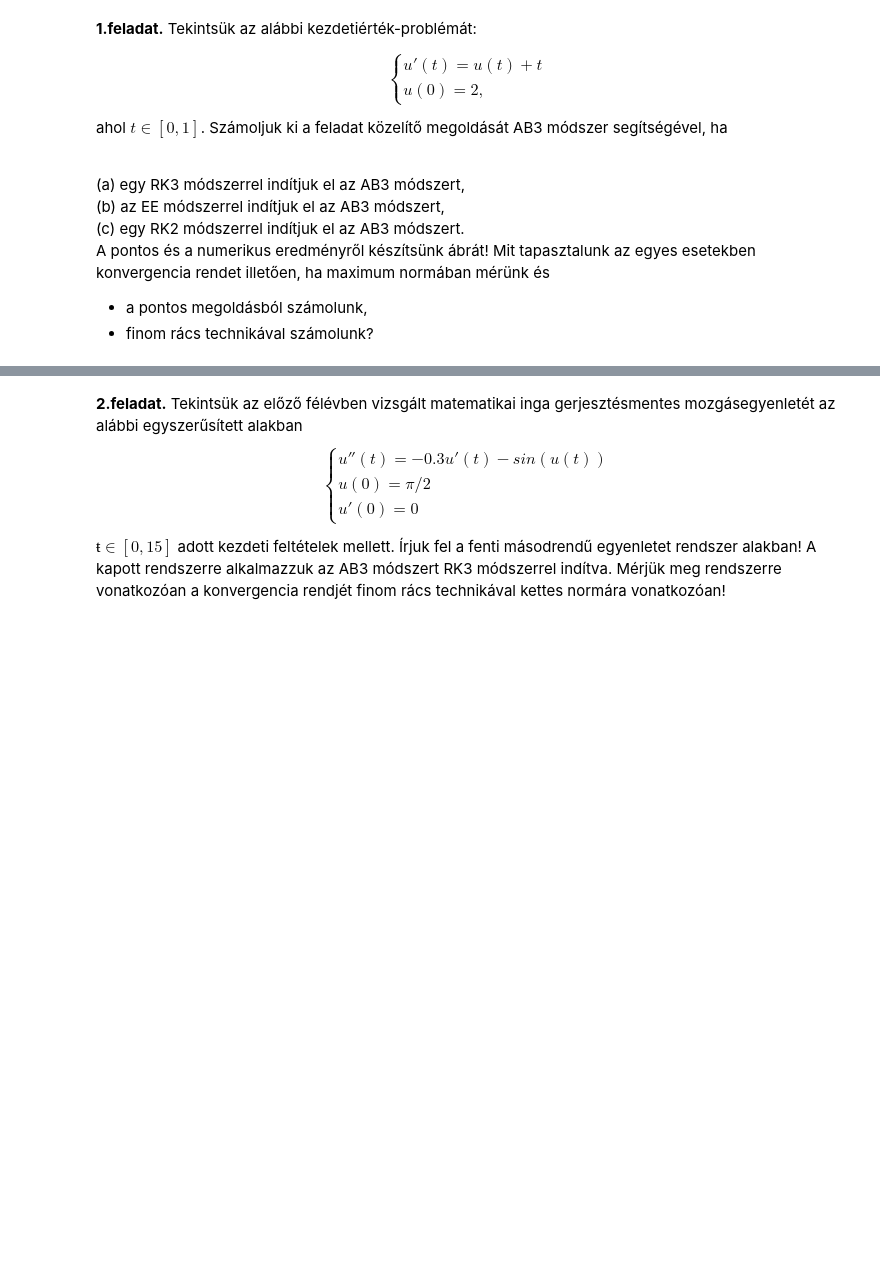
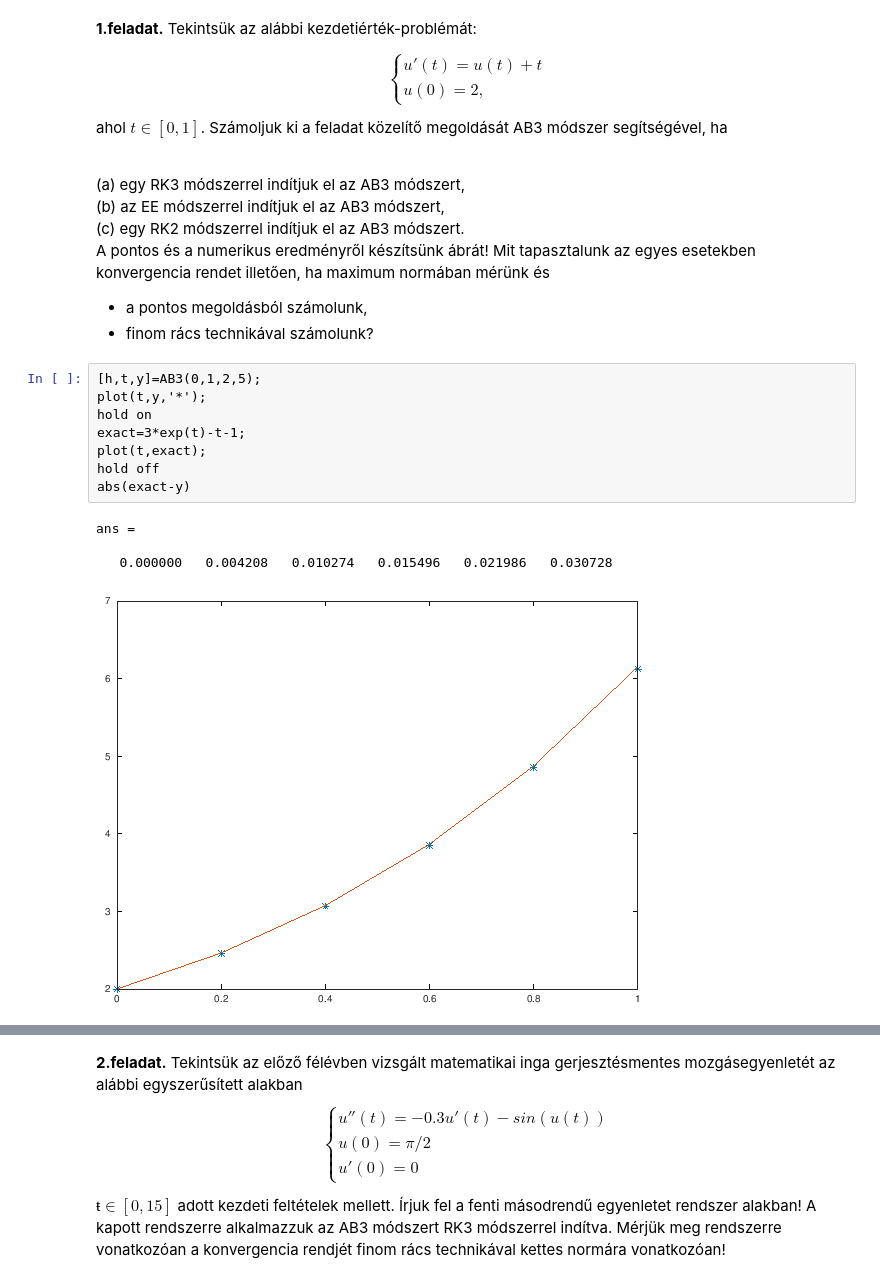
Before and after one commit to feipaat/KozdiffNumerikus2-ELTE-, a Jupyter notebook: 2.feladatsor.ipynb, the cells around one changed output, grey strips where cells are left out. Drawn from its saved outputs; the diff is of its cells as text; blank space fills up the shorter version.

```diff
--- a/2.feladatsor.ipynb
+++ b/2.feladatsor.ipynb
@@ -121,6 +121,19 @@ A pontos és a numerikus eredményről készítsünk ábrát! Mit tapasztalunk a
 <br>
 + a pontos megoldásból számolunk,
 + finom rács technikával számolunk?
+# %%
+[h,t,y]=AB3(0,1,2,5);
+plot(t,y,'*');
+hold on
+exact=3*exp(t)-t-1;
+plot(t,exact);
+hold off
+abs(exact-y)
+# %% [output]
+ans =
+
+   0.000000   0.004208   0.010274   0.015496   0.021986   0.030728
+[figure, added]
 # %%
 %% Maxmimum norma pontos megoldasbol
 clear all
```
Also changed, not shown: parts of 11 cells of this notebook.
